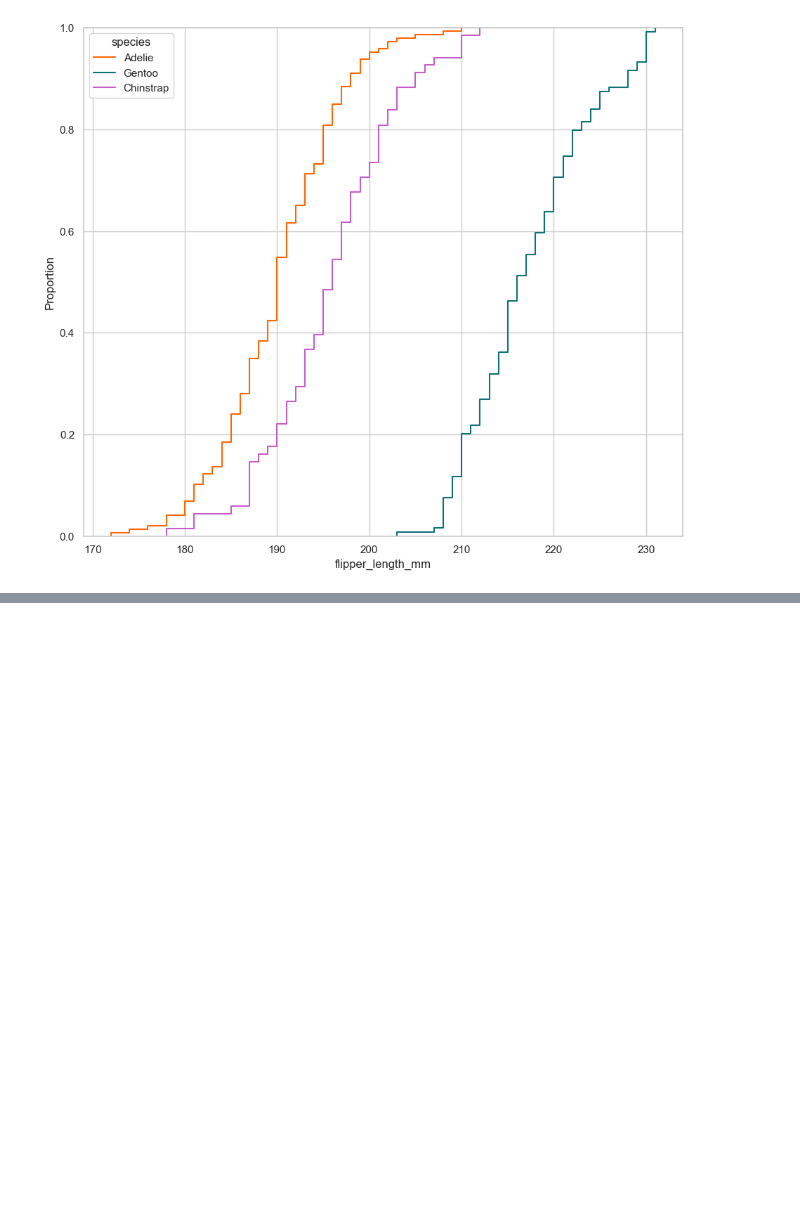
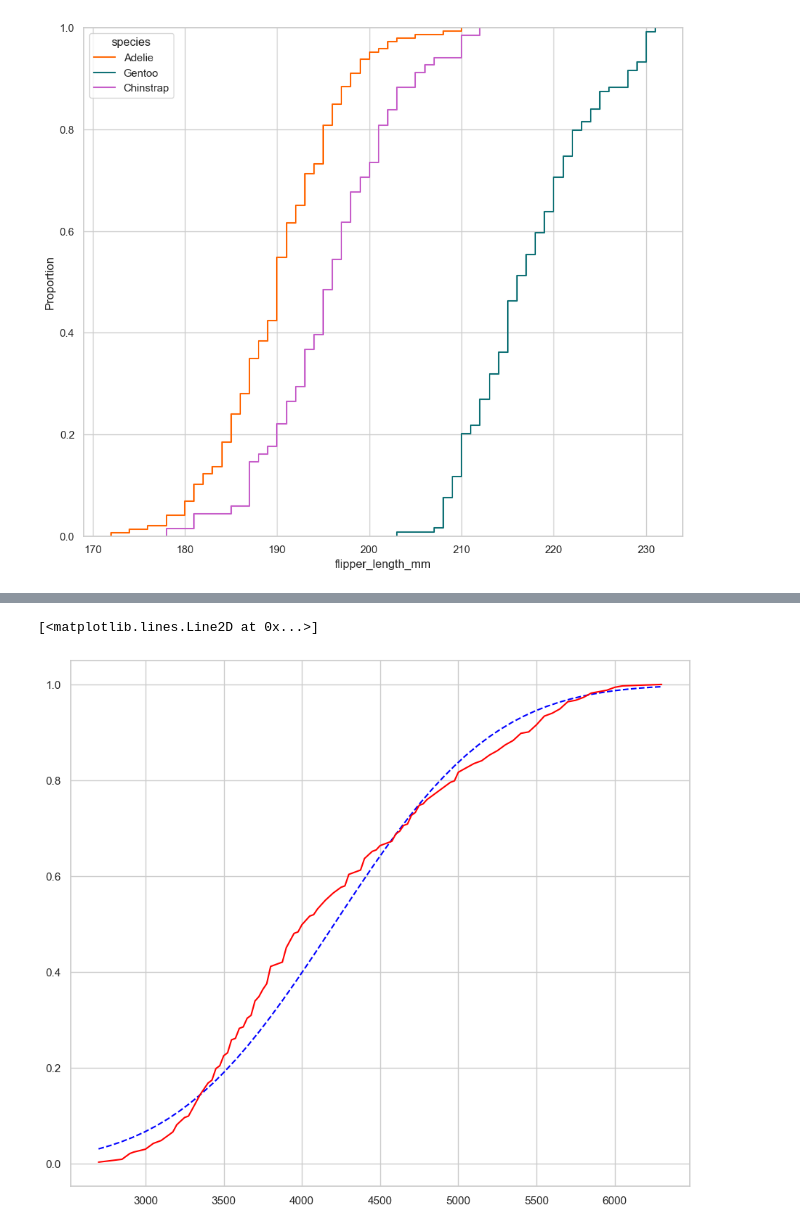
Before and after one commit to refresko1/Formacion, a Jupyter notebook: Analisis Exploratorio de Datos/main.ipynb, the cells around one changed output, grey strips where cells are left out. Cells and saved outputs as stored; diff of their text form; code cells hidden in the pictures; blank space fills up the shorter version.

```diff
--- a/Analisis Exploratorio de Datos/main.ipynb
+++ b/Analisis Exploratorio de Datos/main.ipynb
@@ -711,0 +721,3 @@ sns.ecdfplot(
+# %%
+stats = processed_penguins_df.body_mass_g.describe()
+stats
@@ -711,0 +734,9 @@ sns.ecdfplot(
+# %%
+xs = np.linspace(stats['min'],stats['max'])
+ys = scipy.stats.norm(stats['mean'],stats['std']).cdf(xs)
+plt.plot(xs, ys,'b',linestyle='dashed')
+x3 = empiricaldist.Cdf.from_seq(processed_penguins_df.body_mass_g, normalize=True)
+plt.plot(x3,'r')
+# %% [output]
+[<matplotlib.lines.Line2D at 0x...>]
+[figure, added]
```
Also changed, not shown: parts of 60 cells of this notebook.
